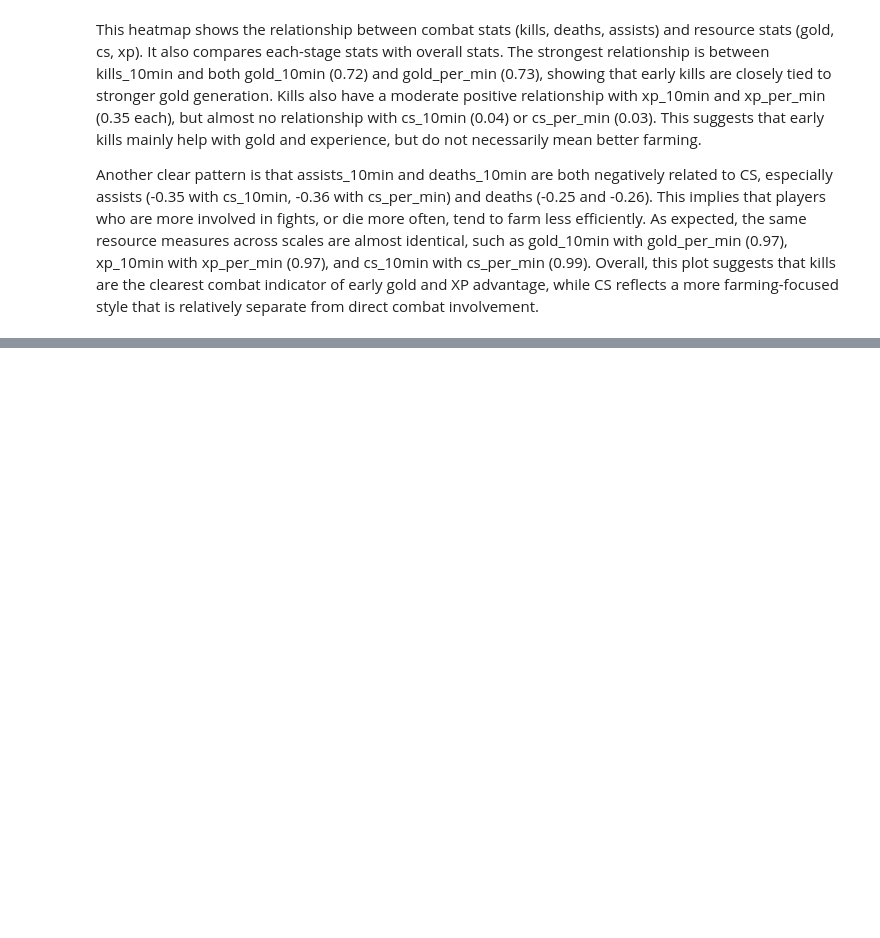
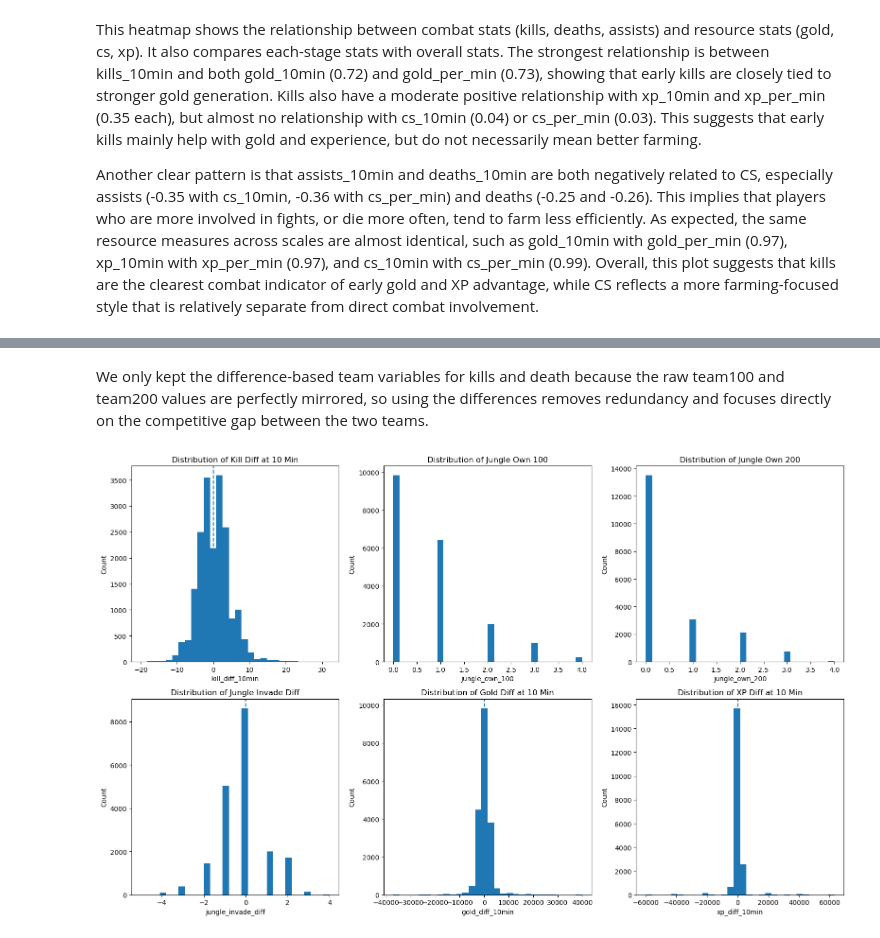
Before and after one commit to Ericcddong/5300_final_project, a Jupyter notebook: EDA/EDA.ipynb, the cells around one changed output, grey strips where cells are left out. Saved outputs shown, nothing was run; the diff lists cells and outputs as text; code cells hidden in the pictures; blank space fills up the shorter version.

```diff
--- a/EDA/EDA.ipynb
+++ b/EDA/EDA.ipynb
@@ -337,0 +458,46 @@ Another clear pattern is that assists_10min and deaths_10min are both negatively
+# %% [markdown]
+We only kept the difference-based team variables for kills and death because the raw team100 and team200 values are perfectly mirrored, so using the differences removes redundancy and focuses directly on the competitive gap between the two teams.
+# %%
+team_diff = all_teams[[
+    "matchId", "rank", "win",
+    "kill_diff_10min",
+    "jungle_own_100", "jungle_own_200",
+    "jungle_invade_diff",
+    "gold_diff_10min", "xp_diff_10min",
+    "first_blood_team100"
+]].copy()
+# %%
+metrics = [
+    "kill_diff_10min",
+    "jungle_own_100",
+    "jungle_own_200",
+    "jungle_invade_diff",
+    "gold_diff_10min",
+    "xp_diff_10min"
+]
+
+titles = [
+    "Distribution of Kill Diff at 10 Min",
+    "Distribution of Jungle Own 100",
+    "Distribution of Jungle Own 200",
+    "Distribution of Jungle Invade Diff",
+    "Distribution of Gold Diff at 10 Min",
+    "Distribution of XP Diff at 10 Min"
+]
+
+fig, axes = plt.subplots(2, 3, figsize=(16, 10))
+axes = axes.flatten()
+
+for ax, metric, title in zip(axes, metrics, titles):
+    ax.hist(team_diff[metric].dropna(), bins=30)
+    ax.set_title(title)
+    ax.set_xlabel(metric)
+    ax.set_ylabel("Count")
+
+    if "diff" in metric:
+        ax.axvline(0, linestyle="--")
+
+plt.tight_layout()
+plt.show()
+# %% [output]
+[figure, added]
```
Also changed, not shown: parts of 25 cells of this notebook, 1 other file.
